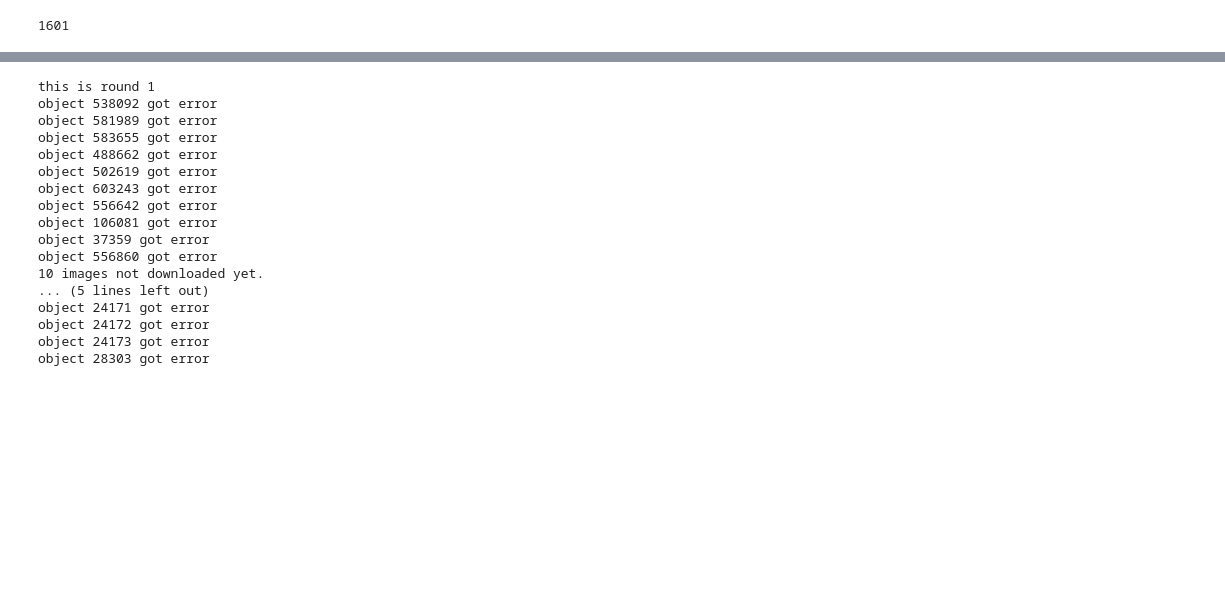
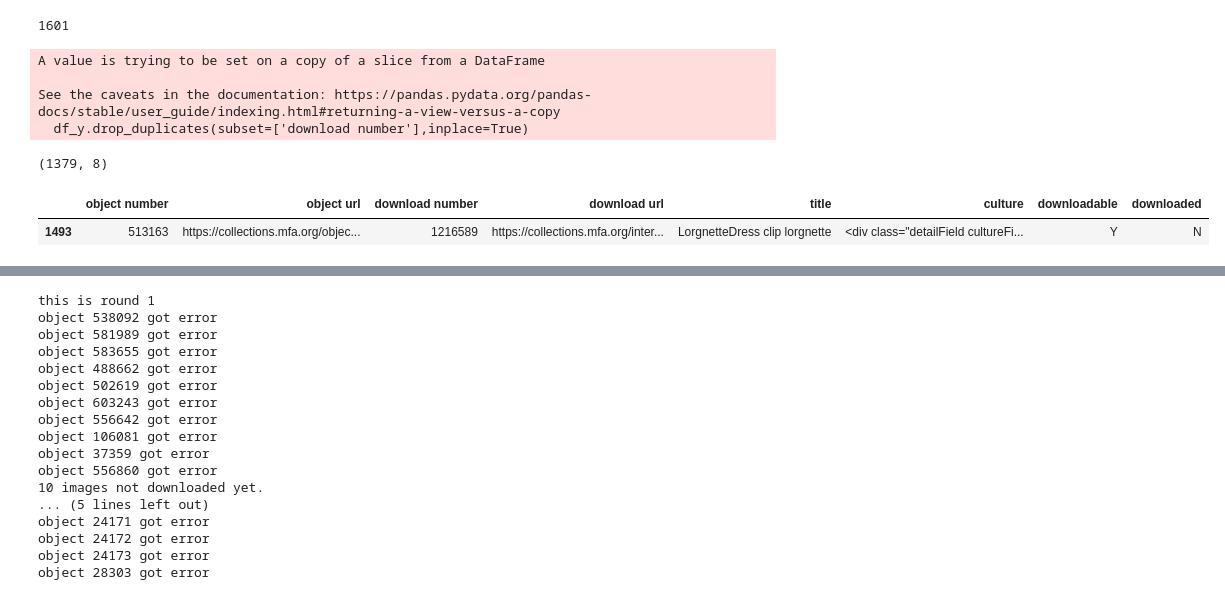
Before and after one commit to vivyhasadream/vintage_clothes_generator, a Jupyter notebook: 2 Data Scraping_MFABoston_v2.ipynb, the cells around one changed output, grey strips where cells are left out. Drawn from its saved outputs; the diff is of its cells as text; code cells hidden in the pictures; blank space fills up the shorter version.

```diff
--- a/2 Data Scraping_MFABoston_v2.ipynb
+++ b/2 Data Scraping_MFABoston_v2.ipynb
@@ -317,3 +349,19 @@ See the caveats in the documentation: https://pandas.pydata.org/pandas-docs/stab
 df_y.loc[df_y['downloaded'] == 'N','downloaded'].shape[0]
 # %% [output]
 1601
+# %%
+df_y.drop_duplicates(subset=['download number'],inplace=True)
+# %% [output]
+A value is trying to be set on a copy of a slice from a DataFrame
+
+See the caveats in the documentation: https://pandas.pydata.org/pandas-docs/stable/user_guide/indexing.html#returning-a-view-versus-a-copy
+  df_y.drop_duplicates(subset=['download number'],inplace=True)
+# %%
+df_y.shape
+# %% [output]
+(1379, 8)
+# %%
+df_y[df_y['title'].str.contains('clip')]
+# %% [output]
+|  | object number | object url | download number | download url | title | culture | downloadable | downloaded |
+| 1493 | 513163 | https://collections.mfa.org/objec... | 1216589 | https://collections.mfa.org/inter... | LorgnetteDress clip lorgnette | <div class="detailField cultureFi... | Y | N |
```
Also changed, not shown: parts of 79 cells of this notebook.
